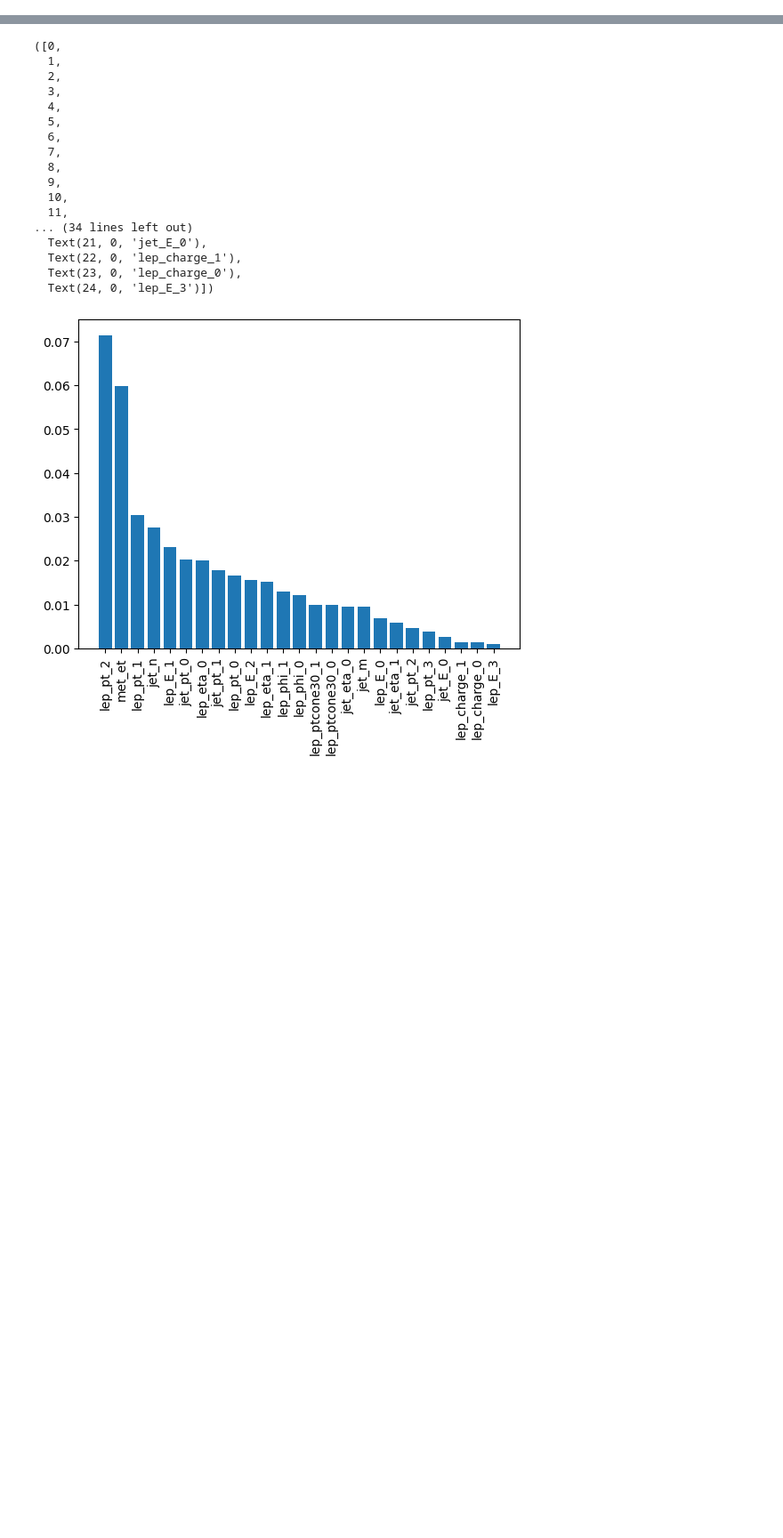
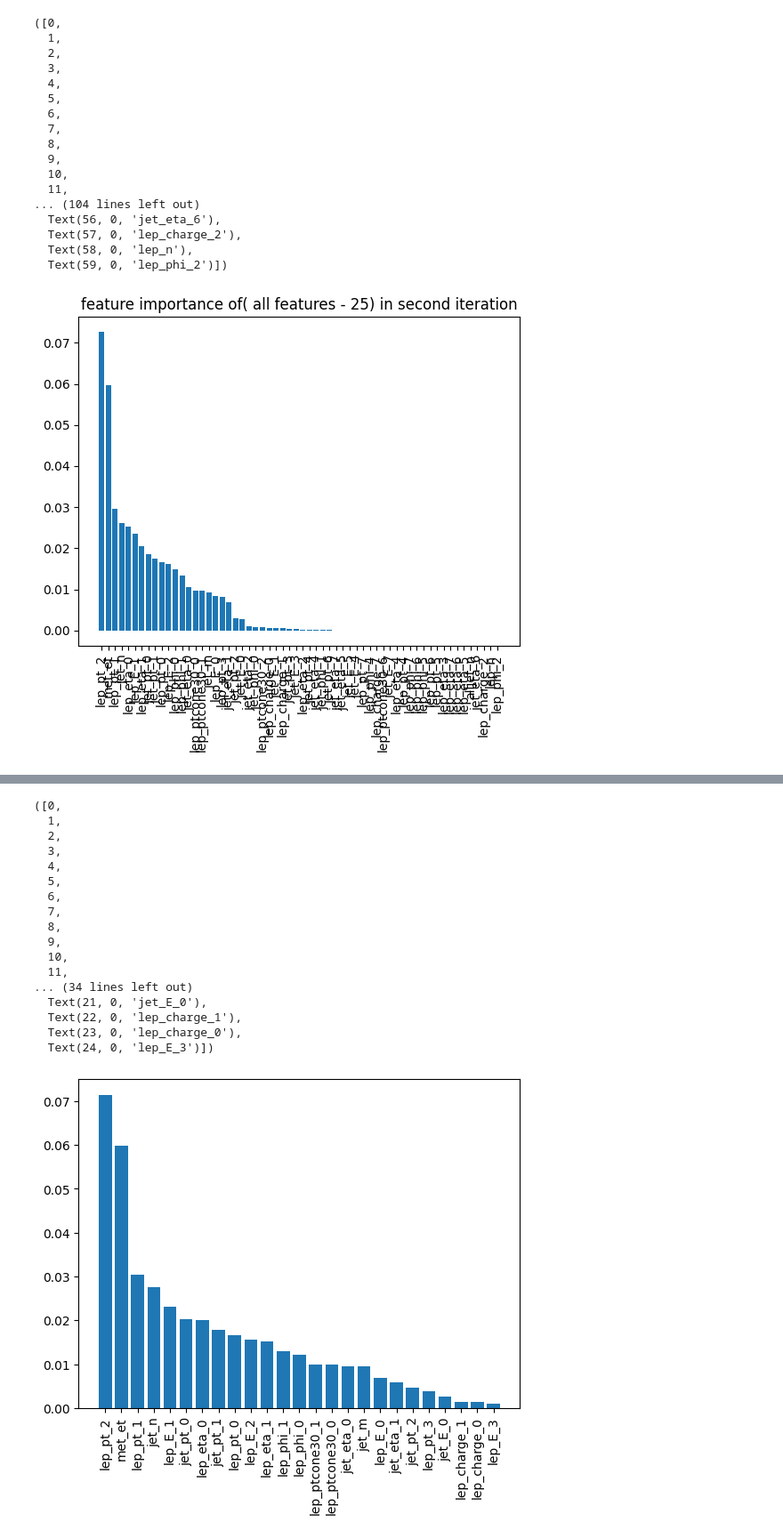
Before and after one commit to NiklasD/ML_Seminar, a Jupyter notebook: notebooks/26-6_feature_selection.ipynb, the cells around one changed output, grey strips where cells are left out. Shown: that part at 89% size. Drawn from its saved outputs; the diff is of its cells as text; code cells hidden in the pictures; blank space fills up the shorter version.

```diff
--- a/notebooks/26-6_feature_selection.ipynb
+++ b/notebooks/26-6_feature_selection.ipynb
@@ -78,0 +132,35 @@ ValueError: shape mismatch: objects cannot be broadcast to a single shape.  Mism
+# %%
+xgb_model = xgb.XGBClassifier()
+xgb_model.fit(X_train[sorted_new_1],y_train)
+y_pred = xgb_model.predict(X_test[sorted_new_1])
+acc = accuracy_score( y_test,y_pred)
+perm_importance = permutation_importance(xgb_model, X_test[sorted_new_1], y_test).importances_mean
+sort = np.argsort(perm_importance)
+sorted_features_2 = np.take_along_axis(np.array(sorted_new_1), sort, axis=0)[::-1]
+height_new_2 = perm_importance[sort][::-1]
+#sorted_features
+#plt.bar(sorted_features[:-30],height[:-30])
+#plt.xticks(rotation = 90)
+# %%
+plt.title('feature importance of( all features - 25) in second iteration')
+plt.bar(sorted_features_2,height_new_2)
+plt.xticks(rotation = 90)
+# %% [output]
+([0,
+  1,
+  2,
+  3,
+  4,
+  5,
+  6,
+  7,
+  8,
+  9,
+  10,
+  11,
+... (104 lines left out)
+  Text(56, 0, 'jet_eta_6'),
+  Text(57, 0, 'lep_charge_2'),
+  Text(58, 0, 'lep_n'),
+  Text(59, 0, 'lep_phi_2')])
+[figure, added]
```
Also changed, not shown: parts of 11 cells of this notebook, 2 other files.
